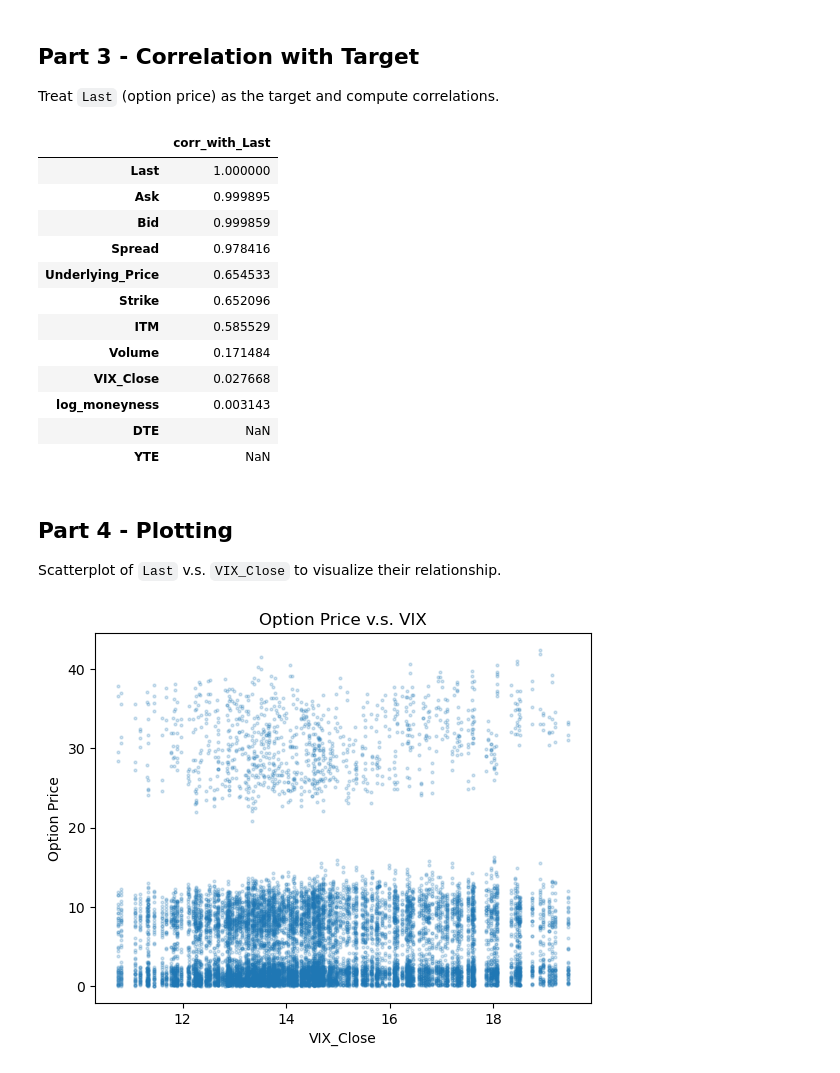
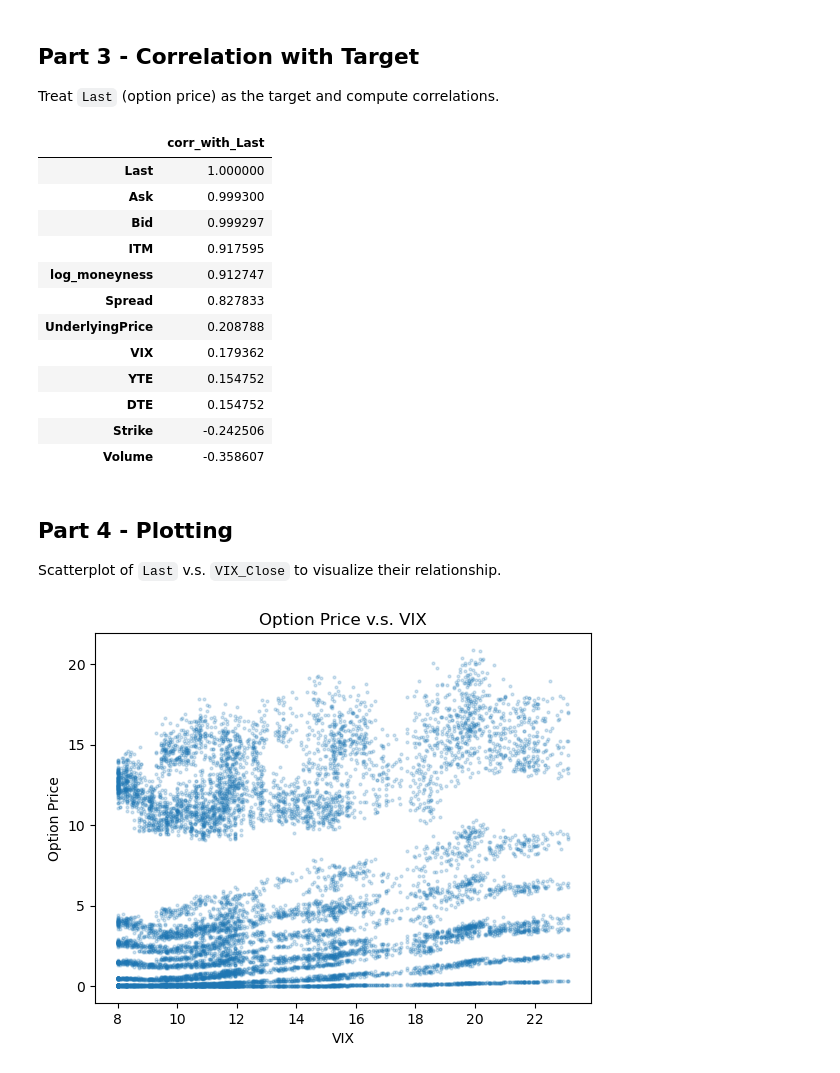
Before and after one commit to WillYuweiWu/bootcamp_will_wu, a Jupyter notebook: homework/stage09/stage09_feature-engineering.ipynb, the cells around one changed output. Cells and saved outputs as stored; diff of their text form; code cells hidden in the pictures.

```diff
--- a/homework/stage09/stage09_feature-engineering.ipynb
+++ b/homework/stage09/stage09_feature-engineering.ipynb
@@ -8,6 +6,6 @@ import numpy as np
 import sys
 
 # Load the dataset
-df = pd.read_csv('data/VIX_options_raw.csv')
+df = pd.read_csv('data/VIX_AAPL_raw.csv')
 df.head()
 # %% [output]
@@ -21,7 +19,7 @@ df.head()
 ## Part 1 - Implement Engineered Features
 # %%
 # Feature 1: Log-moneyness
-df['log_moneyness'] = np.log(df['Underlying_Price'] / df['Strike'])
+df['log_moneyness'] = np.log(df['UnderlyingPrice'] / df['Strike'])
 # %% [markdown]
 ### Rationale for Feature 1
 
@@ -43,8 +41,8 @@ The bid–ask spread is the gap between buyers’ willingness to pay and sellers
 # %%
 # Feature 4: In-The-Money
 df['ITM'] = (
-    ((df['OptionType'].str.lower() == 'call') & (df['Underlying_Price'] > df['Strike'])) |
-    ((df['OptionType'].str.lower() == 'put') & (df['Underlying_Price'] < df['Strike']))
+    ((df['OptionType'].str.lower() == 'call') & (df['UnderlyingPrice'] > df['Strike'])) |
+    ((df['OptionType'].str.lower() == 'put') & (df['UnderlyingPrice'] < df['Strike']))
 ).astype(int)
 # %% [markdown]
 ### Rationale for Feature 4
@@ -76,17 +74,17 @@ corr_series.to_frame('corr_with_Last').head(12)
 # %% [output]
 |  | corr_with_Last |
 | Last | 1.000000 |
-| Ask | 0.999895 |
-| Bid | 0.999859 |
-| Spread | 0.978416 |
-| Underlying_Price | 0.654533 |
-| Strike | 0.652096 |
-| ITM | 0.585529 |
-| Volume | 0.171484 |
-| VIX_Close | 0.027668 |
-| log_moneyness | 0.003143 |
-| DTE | NaN |
-| YTE | NaN |
+| Ask | 0.999300 |
+| Bid | 0.999297 |
+| ITM | 0.917595 |
+| log_moneyness | 0.912747 |
+| Spread | 0.827833 |
+| UnderlyingPrice | 0.208788 |
+| VIX | 0.179362 |
+| YTE | 0.154752 |
+| DTE | 0.154752 |
+| Strike | -0.242506 |
+| Volume | -0.358607 |
 # %% [markdown]
 ## Part 4 - Plotting
 
@@ -94,10 +92,10 @@ Scatterplot of `Last` v.s. `VIX_Close` to visualize their relationship.
 # %%
 import matplotlib.pyplot as plt
 plt.figure()
-plt.scatter(df['VIX_Close'], df['Last'], s = 4, alpha = 0.2)
+plt.scatter(df['VIX'], df['Last'], s = 4, alpha = 0.2)
 plt.title('Option Price v.s. VIX')
-plt.xlabel('VIX_Close')
+plt.xlabel('VIX')
 plt.ylabel('Option Price')
 plt.show()
 # %% [output]
-[figure, old version]
+[figure, new version]
```
Also changed, not shown: parts of 3 cells of this notebook, 5 other files.
